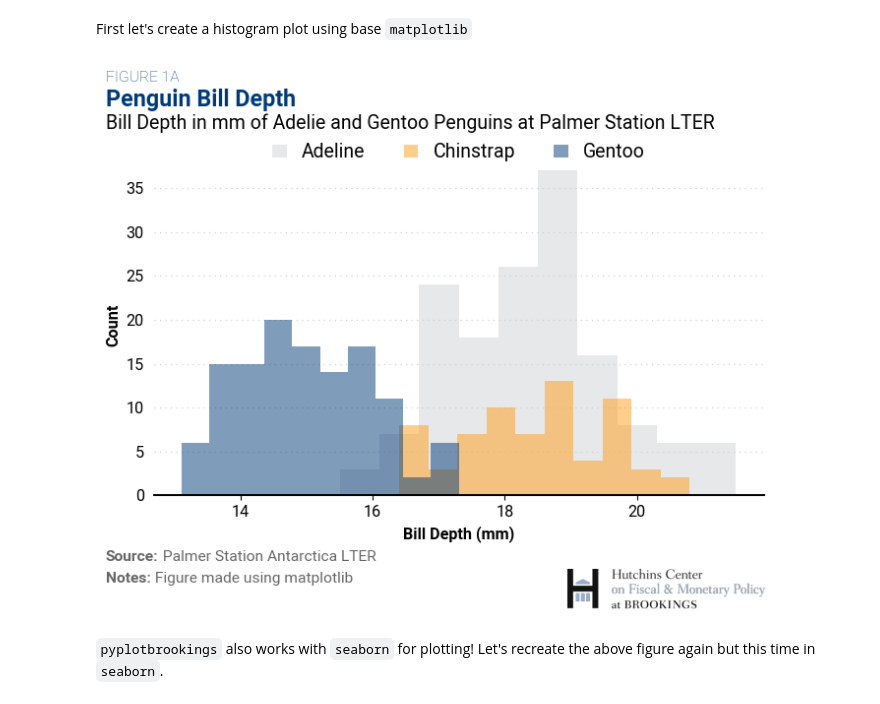
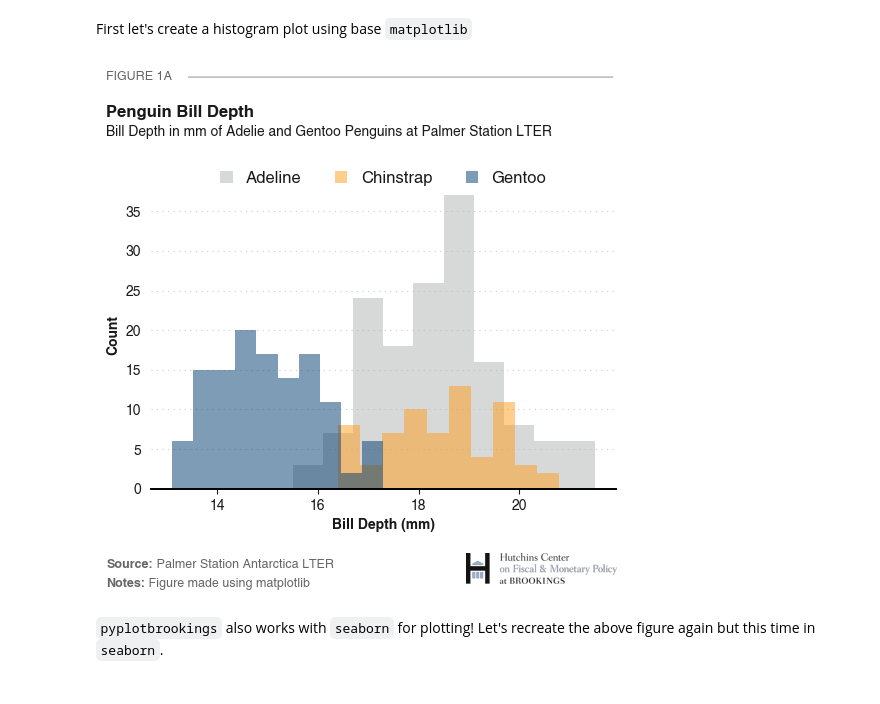
Before and after one commit to Adam-Sedlak-Brookings/pyplotbrookings, a Jupyter notebook: examples/Examples.ipynb, the cells around one changed output. Saved outputs shown, nothing was run; the diff lists cells and outputs as text; code cells hidden in the pictures.

Commit message:
Cleaned fonts, fixed bugs, added figures and examples

```diff
--- a/examples/Examples.ipynb
+++ b/examples/Examples.ipynb
@@ -12,36 +12,36 @@ penguins = sns.load_dataset("penguins")
 First let's create a histogram plot using base `matplotlib`
 # %%
 # Setting brand colors for current plot
-ppb.set_palette('brand2', reverse=True)
+ppb.set_palette('3-color B', reverse=True)
 
 # Plotting histograms
 plt.hist(penguins[penguins['species'] == 'Adelie']['bill_depth_mm'], alpha=0.5, label='Adeline')
 plt.hist(penguins[penguins['species'] == 'Chinstrap']['bill_depth_mm'], alpha=0.5, label='Chinstrap')
 plt.hist(penguins[penguins['species'] == 'Gentoo']['bill_depth_mm'], alpha=0.5, label='Gentoo')
 # Adding matplotlib legend/labels
 plt.legend(ncol=3)
 plt.xlabel('Bill Depth (mm)')
 plt.ylabel('Count')
 
 # Adding Brookings titles
 ppb.add_title(title='Penguin Bill Depth',
               subtitle='Bill Depth in mm of Adelie and Gentoo Penguins at Palmer Station LTER',
               tag='FIGURE 1A')
 
 # Adding notes
 # Note, that there is auto parsing in add_notes that will bold all text before the first colon!
 ppb.add_notes('Source: Palmer Station Antarctica LTER',
               'Notes: Figure made using matplotlib')
 
 # Adding the Hutchins logo
 ppb.add_logo('hc')
 
 # Figures can be saved using a built in method or with matplotlb
 ppb.save('Figure1A.png')
 # NOTE: If using pyplot make sure you add bbox_inches='tight' so titles are not cropped
 plt.savefig('Figure1A.png', bbox_inches='tight')
 # %% [output]
-[figure, old version]
+[figure, new version]
 # %% [markdown]
 `pyplotbrookings` also works with `seaborn` for plotting! Let's recreate the above figure again but this time in `seaborn`.
 # %%
```
Also changed, not shown: parts of 7 cells of this notebook, 23 other files.
